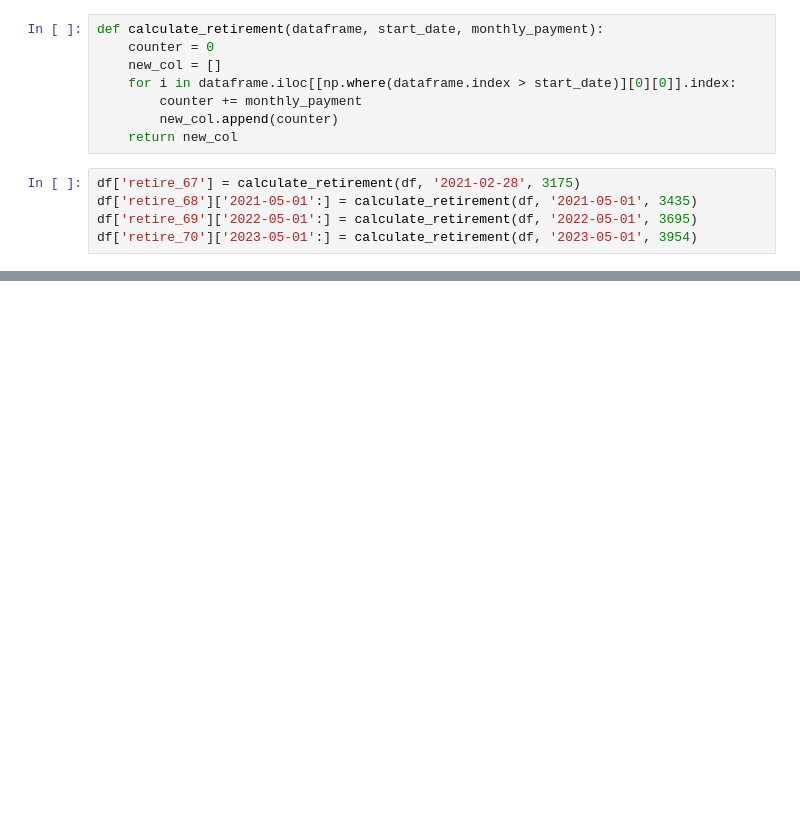
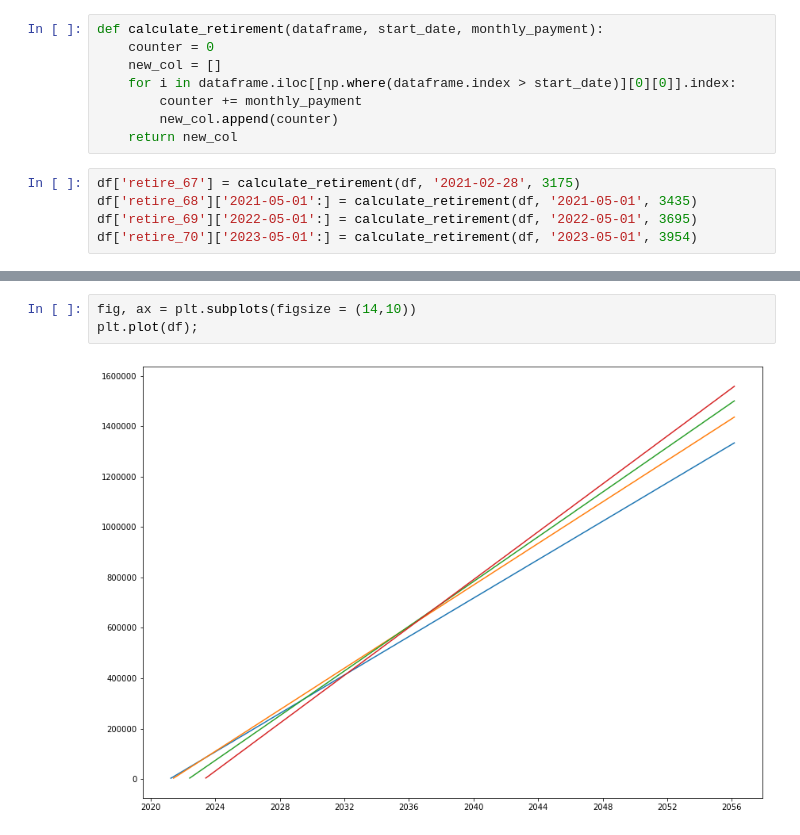
Before and after one commit to bagnine/social_security, a Jupyter notebook: social_security.ipynb, the cells around one changed output, grey strips where cells are left out. Saved outputs shown, nothing was run; the diff lists cells and outputs as text; blank space fills up the shorter version.

```diff
--- a/social_security.ipynb
+++ b/social_security.ipynb
@@ -61,0 +52,5 @@ plt.plot(df)
+# %%
+fig, ax = plt.subplots(figsize = (14,10))
+plt.plot(df);
+# %% [output]
+[figure, added]
```
Also changed, not shown: parts of 14 cells of this notebook.
